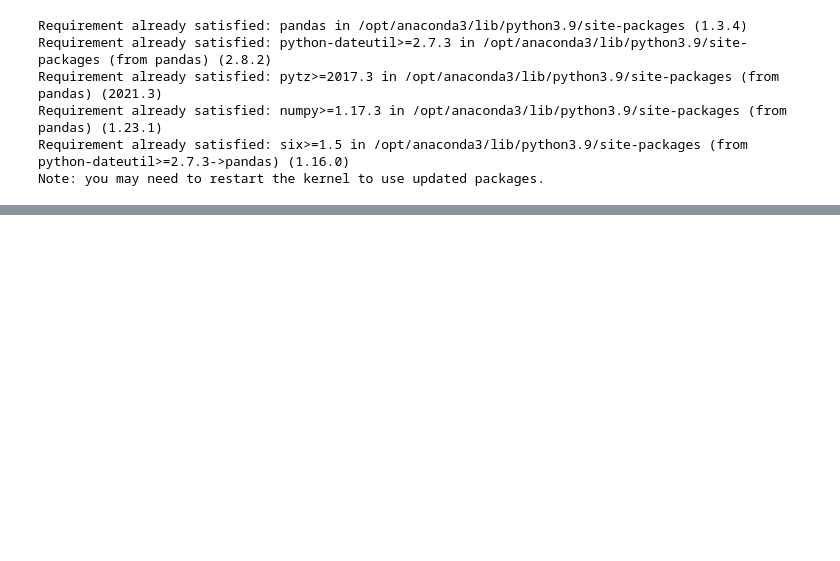
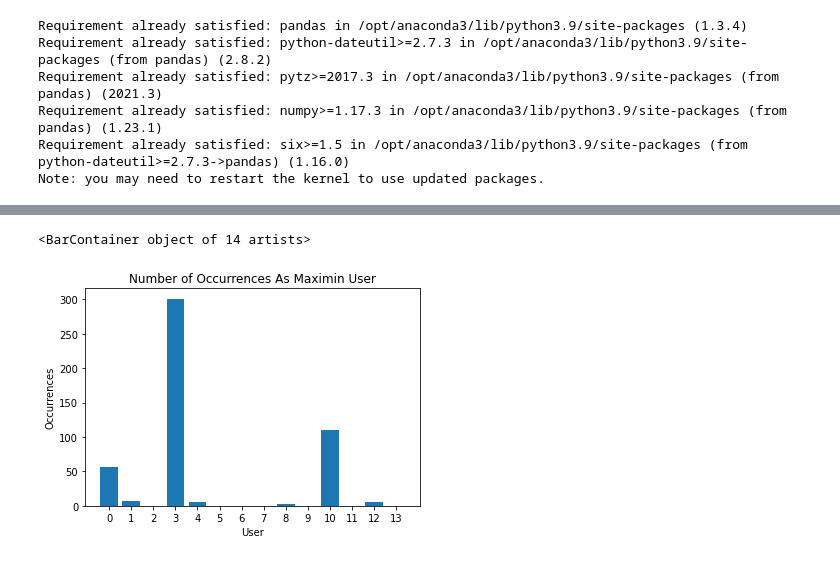
Before and after one commit to adamziff/thesis, a Jupyter notebook: select_fall_final.ipynb, the cells around one changed output, grey strips where cells are left out. Saved outputs shown, nothing was run; the diff lists cells and outputs as text; code cells hidden in the pictures; blank space fills up the shorter version.

```diff
--- a/select_fall_final.ipynb
+++ b/select_fall_final.ipynb
@@ -542,0 +564,9 @@ plt.plot(tracks['energy'])
+# %%
+plt.xlabel('User')
+plt.ylabel('Occurrences')
+plt.xticks(range(len(mm_users)))
+plt.title('Number of Occurrences As Maximin User')
+plt.bar(mm_users.keys(), mm_users.values())
+# %% [output]
+<BarContainer object of 14 artists>
+[figure, added]
```
Also changed, not shown: parts of 10 cells of this notebook, 2 other files.
